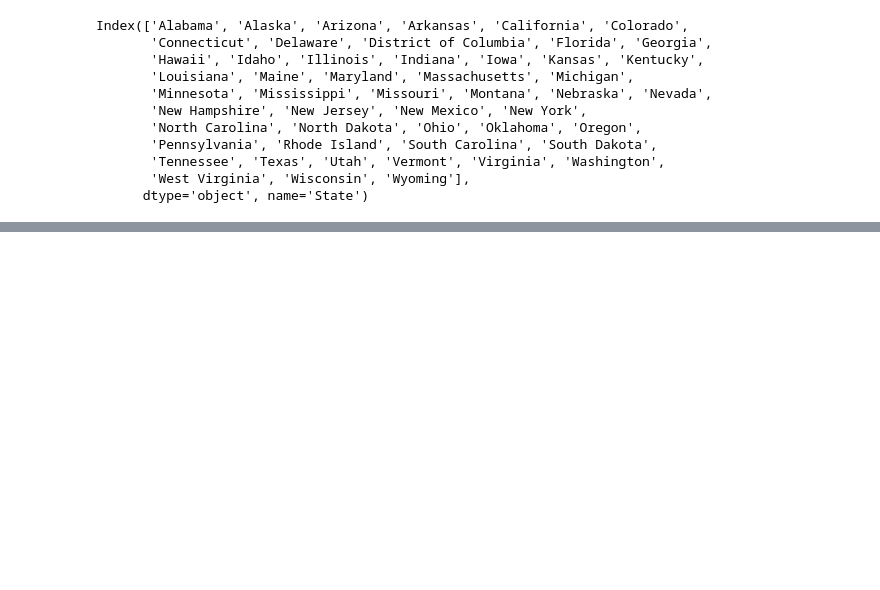
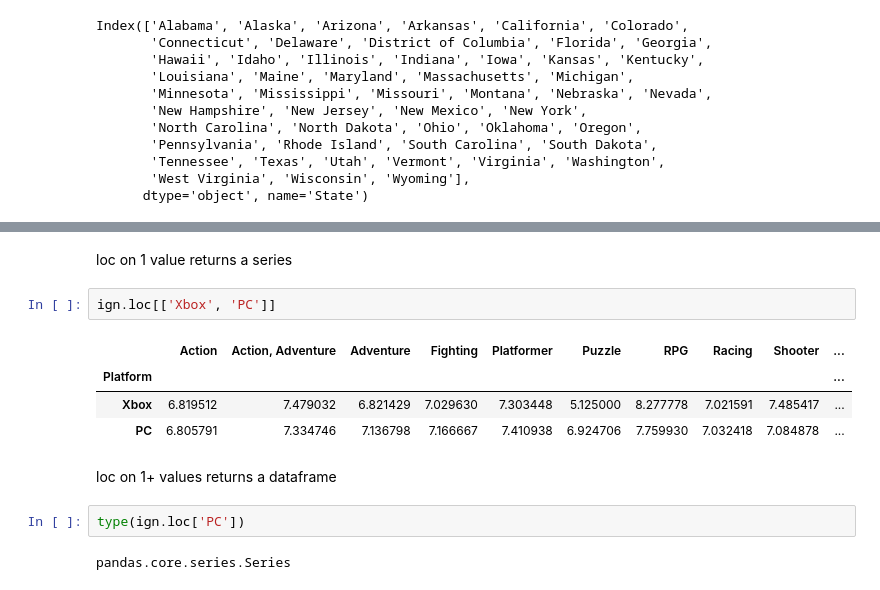
Before and after one commit to htuteja04/practice, a Jupyter notebook: Pandas/Practice_1.ipynb, the cells around one changed output, grey strips where cells are left out. Saved outputs shown, nothing was run; the diff lists cells and outputs as text; blank space fills up the shorter version.

Commit message:
Pandas practice 2

```diff
--- a/Pandas/Practice_1.ipynb
+++ b/Pandas/Practice_1.ipynb
@@ -1172,0 +1212,15 @@ Index(['Alabama', 'Alaska', 'Arizona', 'Arkansas', 'California', 'Colorado',
+# %% [markdown]
+loc on 1 value returns a series
+# %%
+ign.loc[['Xbox', 'PC']]
+# %% [output]
+|  | Action | Action, Adventure | Adventure | Fighting | Platformer | Puzzle | RPG | Racing | Shooter | ... |
+| Platform |  |  |  |  |  |  |  |  |  | ... |
+| Xbox | 6.819512 | 7.479032 | 6.821429 | 7.029630 | 7.303448 | 5.125000 | 8.277778 | 7.021591 | 7.485417 | ... |
+| PC | 6.805791 | 7.334746 | 7.136798 | 7.166667 | 7.410938 | 6.924706 | 7.759930 | 7.032418 | 7.084878 | ... |
+# %% [markdown]
+loc on 1+ values returns a dataframe
+# %%
+type(ign.loc['PC'])
+# %% [output]
+pandas.core.series.Series
```
Also changed, not shown: parts of 7 cells of this notebook, 1 other file.
